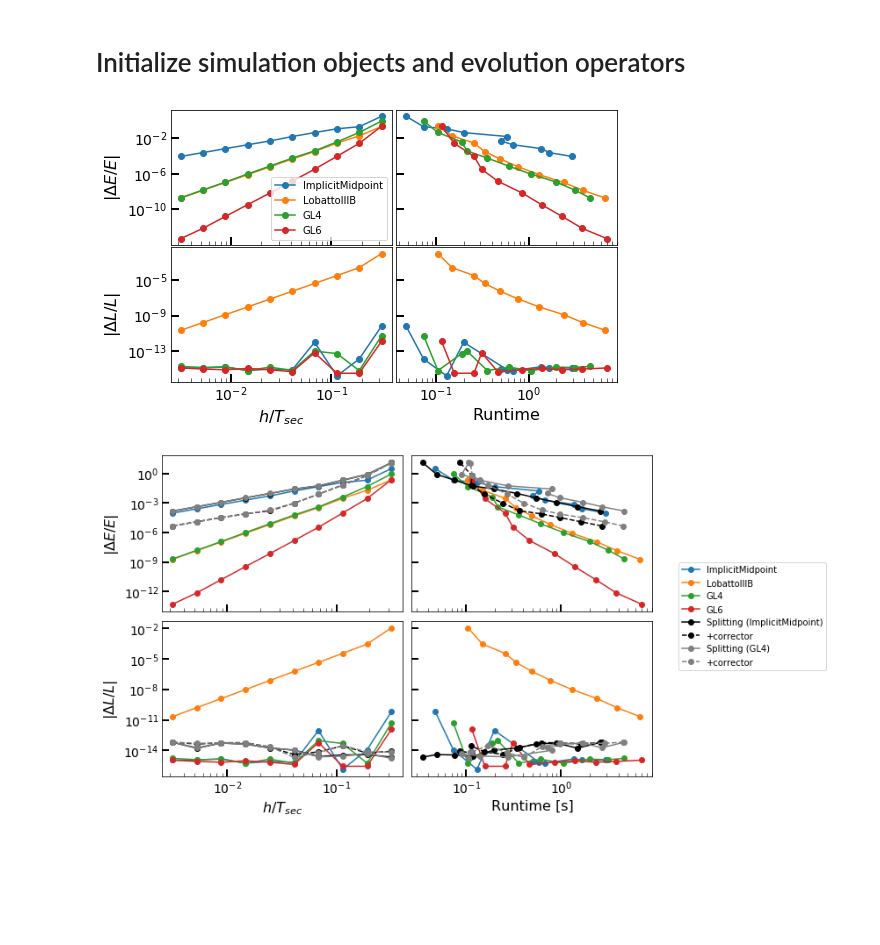
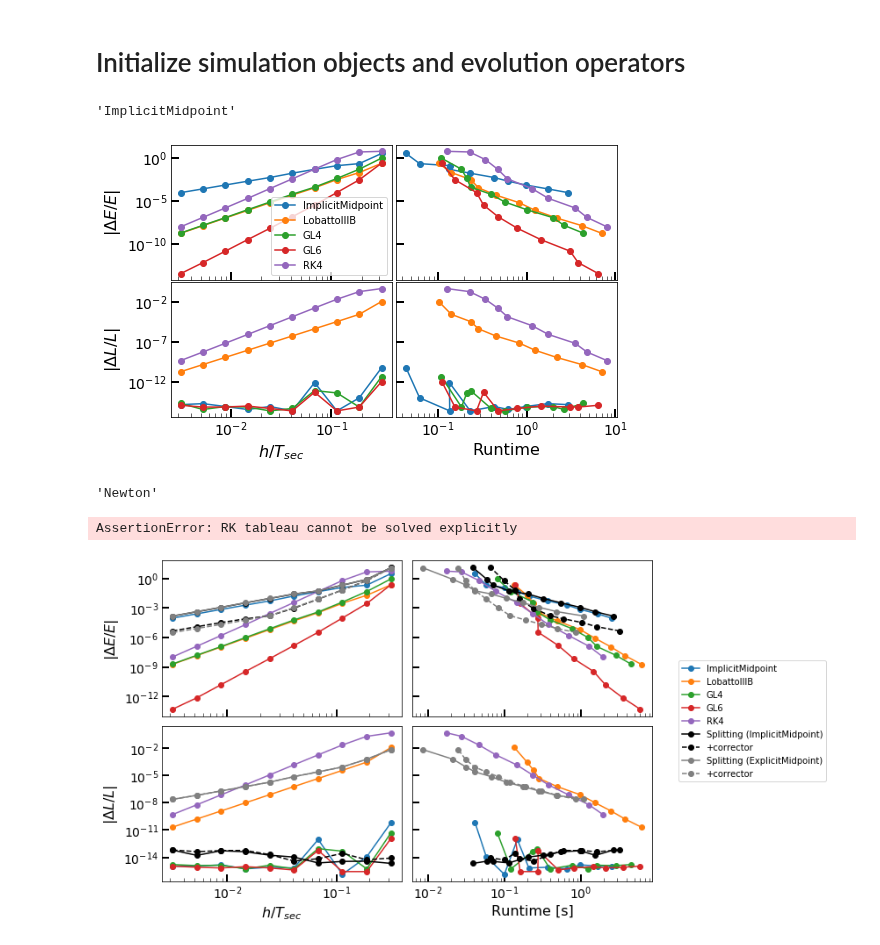
Before and after one commit to shadden/celmech, a Jupyter notebook: jupyter_examples/ComparingSecularSystemIntegrationMethods.ipynb, the cells around one changed output. Drawn from its saved outputs; the diff is of its cells as text; code cells hidden in the pictures; blank space fills up the shorter version.

Commit message:
fixed fromSimulation class method

```diff
--- a/jupyter_examples/ComparingSecularSystemIntegrationMethods.ipynb
+++ b/jupyter_examples/ComparingSecularSystemIntegrationMethods.ipynb
@@ -31,18 +31,27 @@ sim = sa[0]
 p0 = sim.particles[0]
 p = sim.particles[1]
 amd1 = p.m * np.sqrt(sim.G*p0.m) * (np.sqrt(p.a) - np.sqrt(p.a*(1-p.e**2))*np.cos(p.inc))
-sec_sim = SecularSystemRKIntegrator.from_Simulation(
+sec_sim = SecularSystemSimulation.from_Simulation(
     sim,
-    dtFraction= 1,
-    max_order=4,
-    DFOp_kwargs={'rtol':1e-10,'atol':1e-10 * np.sqrt(amd1),'max_iter':10}
+    dtFraction = 1,
+    max_order = 4,
+    rk_kwargs={'rtol':1e-10,'atol':1e-10 * np.sqrt(amd1),'max_iter':10}
 )
+# %%
+sec_sim.
+# %% [output]
+'ImplicitMidpoint'
 # %%
 def setup_sim(sim,method,dt,init_vec):
     sim.t = 0
     sim.update_state_from_vector(init_vec)
-    sim.nonlinearSecOp.rkmethod = method
+    sim.secular_rk_integrator.rk_method = method
+    if method=='RK4' or method =='ExplicitMidpoint':
+        sim.secular_rk_integrator.rk_root_method='explicit'
+    else:
+        sim.secular_rk_integrator.rk_root_method='Newton'
     sim.dt = dt
+
 def run_sim(sim,Trun,Nout):
     times = np.linspace(sim.t,sim.t + Trun, Nout)
     timesDone,E,AMD = np.zeros((3,Nout))
@@ -54,13 +63,14 @@ def run_sim(sim,Trun,Nout):
     dE = (E-E[0])/E[0]
     dAMD = (AMD-AMD[0])/AMD[0]
     return timesDone,dE,dAMD
+
 def time_sim(sim,Trun):
     start = time.time()
     sim.integrate(sim.t + Trun)
     end = time.time()
     return end-start
 # %%
-rk_methods = ['ImplicitMidpoint','LobattoIIIB','GL4','GL6']
+rk_methods = ['ImplicitMidpoint','LobattoIIIB','GL4','GL6','RK4']
 hFracs = np.logspace(-2.5,-0.5,10)
 sv0 = np.copy(sec_sim.state_vector)
 E0 = sec_sim.calculate_energy()
@@ -106,7 +116,7 @@ ax[1,0].set_xlabel(r"$h / T_{sec}$",fontsize=16)
 ax[1,1].set_xlabel(r"Runtime",fontsize=16)
 plt.subplots_adjust(hspace=0.02,wspace=0.02)
 # %% [output]
-[figure, old version]
+[figure, new version]
 # %%
 def run_splitting_sim(sim,Trun,Nout,corrector):
     times = np.linspace(sim.t,sim.t + Trun, Nout)
@@ -125,21 +135,27 @@ def time_splitting_sim(sim,Trun,corrector):
     sim.integrate(sim.t + Trun,corrector=corrector)
     end = time.time()
     return end-start
+# %%
+sec_sim.secular_splitting_integrator.rk_root_method
+# %% [output]
+'Newton'
 # %%
-sec_sim_split = SecularSystemSimulation.from_Simulation(
-    sim,
-    dtFraction= 1,
-    max_order=4,
-    DFOp_kwargs={'rkmethod':'ImplicitMidpoint','rtol':1e-10,'atol':1e-10 * amd1,'max_iter':10}
-)
+sec_sim.integrator='splitting'
 results_split=dict()
-for method in ['ImplicitMidpoint','GL4']:
+sec_sim.secular_splitting_integrator.rk_root_method = 'Newton'
+for method in ['ImplicitMidpoint','ExplicitMidpoint']:
+    if method is 'ImplicitMidpoint':
+        sec_sim.secular_splitting_integrator.rk_root_method = 'Newton'
+    else:
+        sec_sim.secular_splitting_integrator.rk_root_method = 'explicit'
     for corrector in [True,False]:
         for hf in hFracs:
-            setup_sim(sec_sim_split,method,hf * Tsec,sv0)
-            timesDone,dE,dAMD = run_splitting_sim(sec_sim_split,Trun,12,corrector=corrector)
-            runtime = time_splitting_sim(sec_sim_split,Trun,corrector=corrector)
+            setup_sim(sec_sim,method,hf * Tsec,sv0)
+            timesDone,dE,dAMD = run_splitting_sim(sec_sim,Trun,12,corrector=corrector)
+            runtime = time_splitting_sim(sec_sim,Trun,corrector=corrector)
             results_split[(method,corrector,hf)] = (runtime,dE,dAMD)
+# %% [output]
+AssertionError: RK tableau cannot be solved explicitly
 # %%
 #fig,ax = plt.subplots(2,2,sharex='col',sharey='row',figsize=(8,5))
 from matplotlib.gridspec import GridSpec
@@ -180,7 +196,7 @@ for method in rk_methods:
 ##############################
 ### Splitting Integrations ###
 ##############################
-for color,method in zip(['black','gray'],['ImplicitMidpoint','GL4']):
+for color,method in zip(['black','gray'],['ImplicitMidpoint','ExplicitMidpoint']):
     for ls,lbl,corrector in zip(['-','--'],['Splitting ({:s})'.format(method),'+corrector'],[False,True]):
         runtimes = np.array([results_split[(method,corrector,hf)][0] for hf in hFracs])
         dEs = np.array([results_split[(method,corrector,hf)][1] for hf in hFracs])
@@ -204,31 +220,31 @@ for color,method in zip(['black','gray'],['ImplicitMidpoint','GL4']):
 ##################################
 for i,row in enumerate(ax):
     for j,a in enumerate(row):
         a.set_xscale('log')
         a.set_yscale('log')
         plt.sca(a)
         plt.tick_params(direction='in',size=8,width=2,labelsize=14)
         plt.tick_params(direction='in',size=4,which='minor')
         if j>0:
             plt.setp(a.get_yticklabels(),visible=False)
         if i==0:
             plt.setp(a.get_xticklabels(),visible=False)
 
 
 ax[0,0].set_ylabel(r"$|\Delta E/E|$",fontsize=16)
 ax[1,0].set_ylabel(r"$|\Delta L/L|$",fontsize=16)
 ax[1,0].set_xlabel(r"$h / T_{sec}$",fontsize=16)
 ax[1,1].set_xlabel(r"Runtime [s]",fontsize=16)
 plt.subplots_adjust(hspace=0.02,wspace=0.02)
 
 
 
 lgnd_ax.set_frame_on(False)
 lgnd_ax.get_xaxis().set_visible(False)
 lgnd_ax.get_yaxis().set_visible(False)
 lgnd_ax.legend(proxy,lbls,loc='center')
 
 plt.tight_layout()
 plt.savefig("/Users/shadden/DropboxSmithsonian/Apps/ShareLaTeX/Celmech/secular_intergrators_compare.pdf")
 # %% [output]
-[figure, old version]
+[figure, new version]
```
Also changed, not shown: parts of 1 cell of this notebook, 3 other files.
